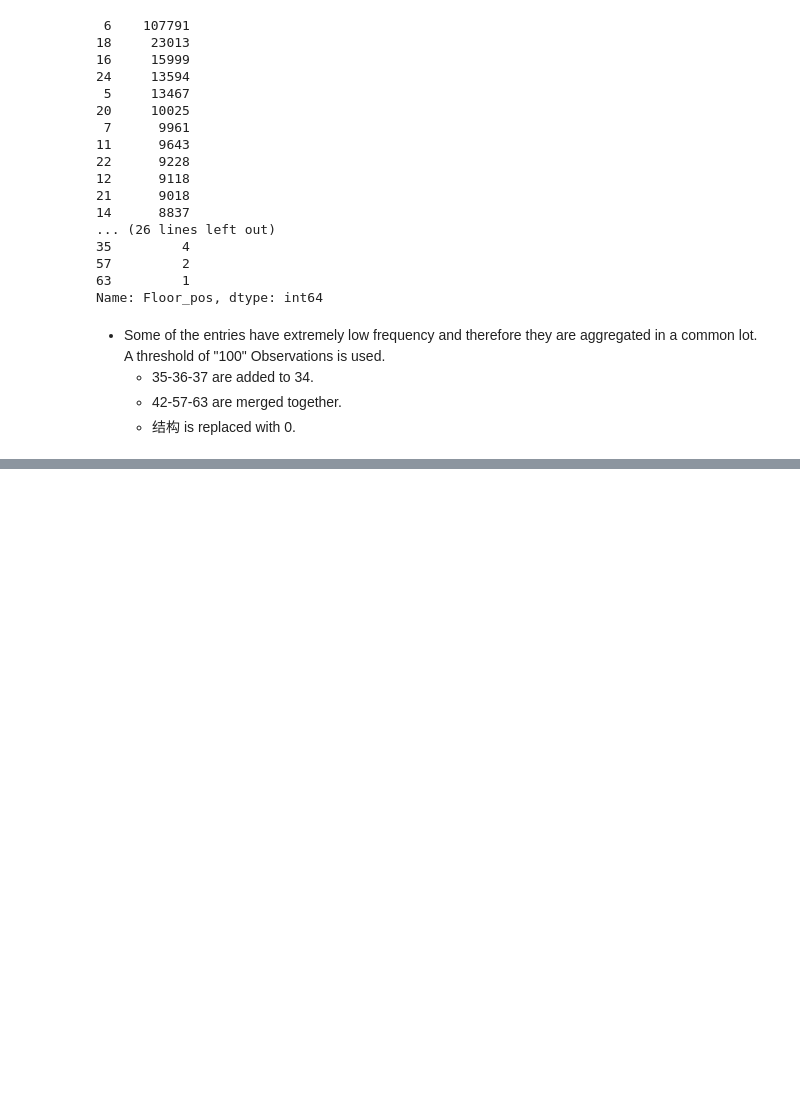
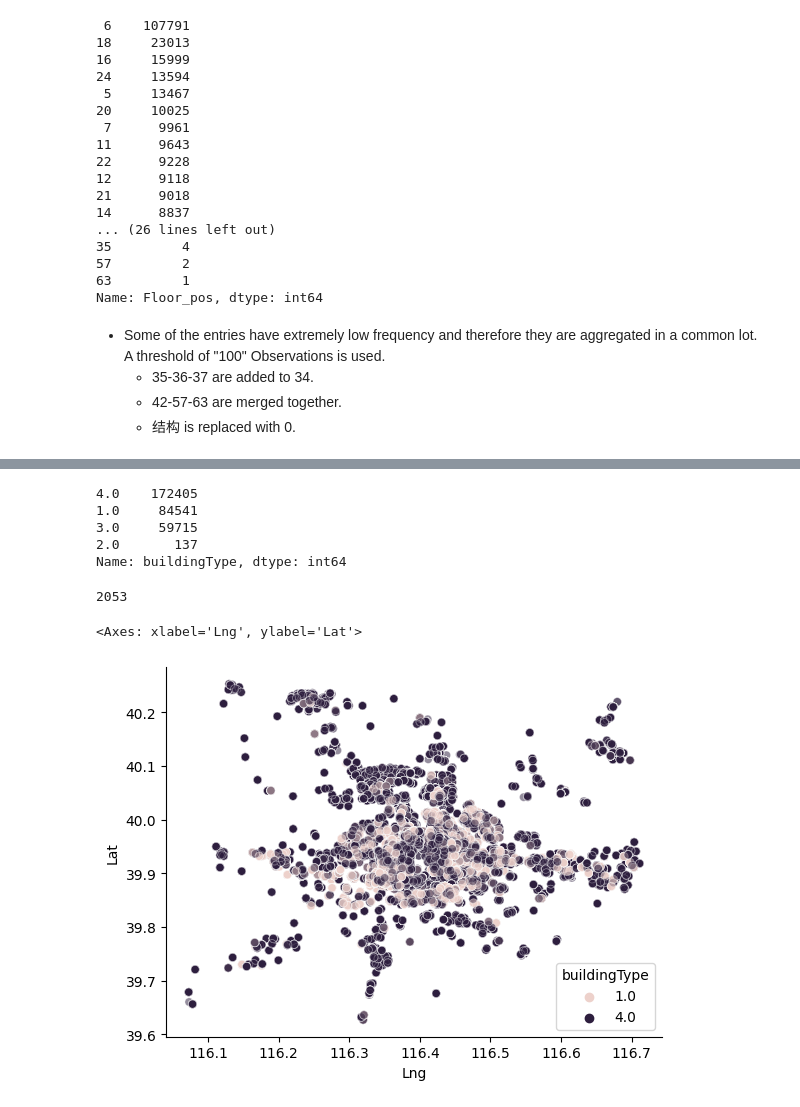
Before and after one commit to fabriziobasso/Time_Series_Files, a Jupyter notebook: Beijing_Housing.ipynb, the cells around one changed output, grey strips where cells are left out. Cells and saved outputs as stored; diff of their text form; code cells hidden in the pictures; blank space fills up the shorter version.

```diff
--- a/Beijing_Housing.ipynb
+++ b/Beijing_Housing.ipynb
@@ -526,0 +619,3 @@ Name: Floor_pos, dtype: int64
+# %%
+df['follow_type'], b = pd.cut(x=df['followers'],bins=bins,right=True,retbins=True)
+df['DOM'].fillna(df.groupby(['district', 'Year', 'follow_type'])['DOM'].transform('median'), inplace=True)
@@ -526,0 +648,26 @@ Name: Floor_pos, dtype: int64
+# %%
+build_type = []
+
+for type in df["buildingType"]:
+  if type not in [1.,2.,3.,4.]:
+    type=np.nan
+
+  build_type.append(type)
+df["buildingType"]=build_type
+# %%
+df.buildingType.value_counts()
+# %% [output]
+4.0    172405
+1.0     84541
+3.0     59715
+2.0       137
+Name: buildingType, dtype: int64
+# %%
+df.buildingType.isna().sum()
+# %% [output]
+2053
+# %%
+sns.scatterplot(data=df[(df.buildingType==1.0)|(df.buildingType==4.0)], x="Lng", y="Lat", hue="buildingType", alpha=0.5)
+# %% [output]
+<Axes: xlabel='Lng', ylabel='Lat'>
+[figure, added]
```
Also changed, not shown: parts of 28 cells of this notebook.
